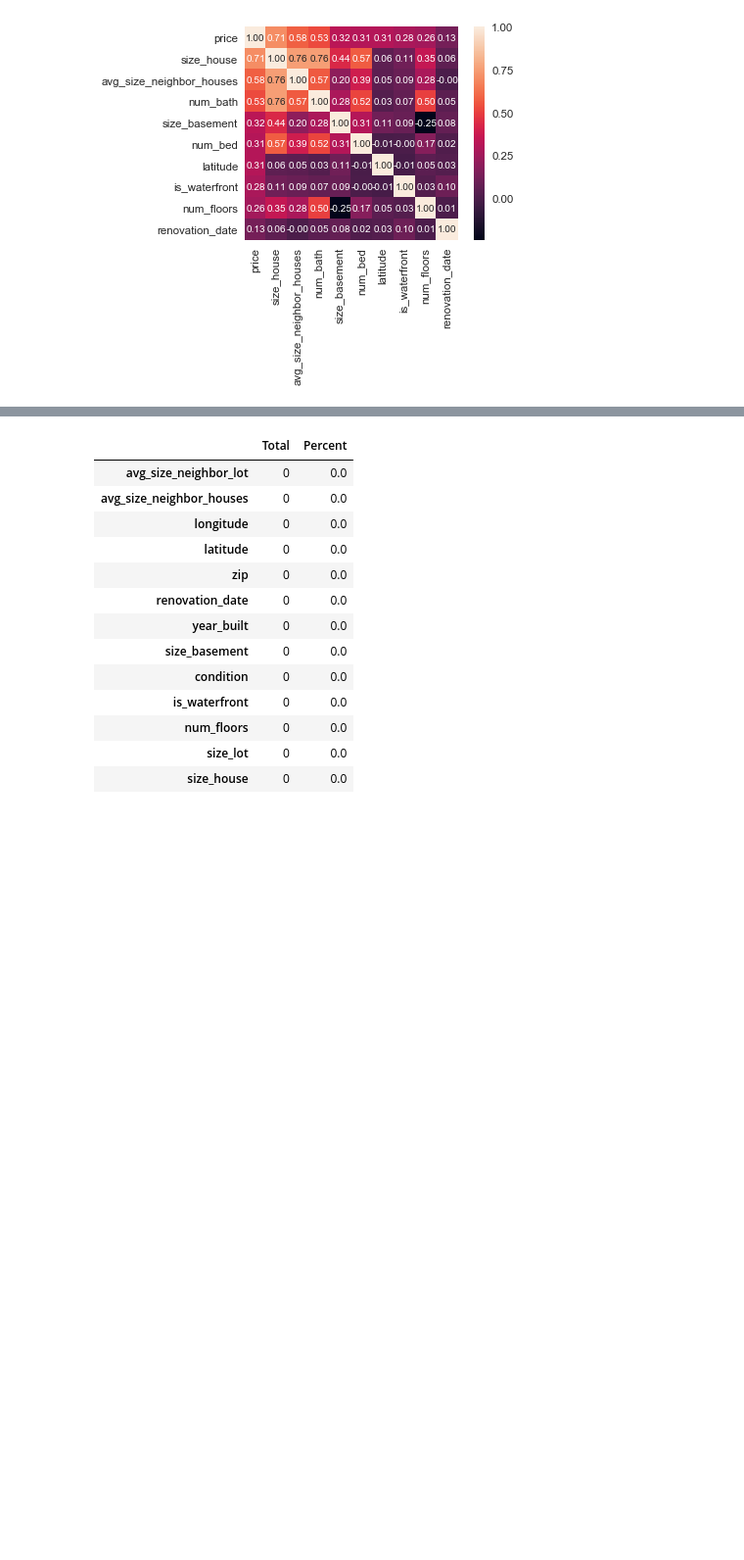
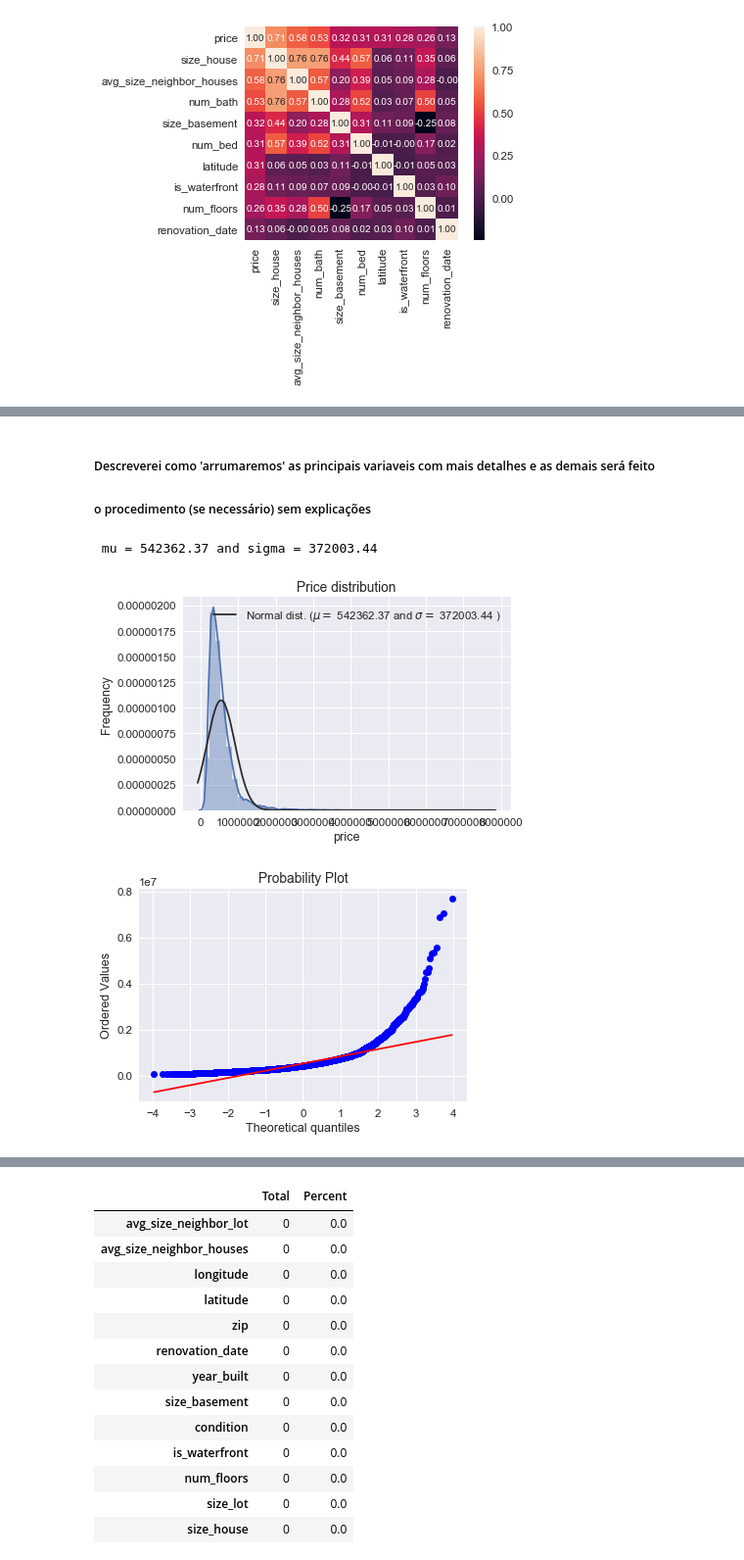
Before and after one commit to sn3fru/pricing-predict, a Jupyter notebook: notebook.ipynb, the cells around one changed output, grey strips where cells are left out. Shown at 98% size. Cells and saved outputs as stored; diff of their text form; code cells hidden in the pictures; blank space fills up the shorter version.

Commit message:
Add explanation of Importance of well-behaved distributions

```diff
--- a/notebook.ipynb
+++ b/notebook.ipynb
@@ -38,0 +52,22 @@ hm = sns.heatmap(cm, cbar=True, annot=True, square=True, fmt='.2f', annot_kws={'
+# %% [markdown]
+##### Descreverei como 'arrumaremos' as principais variaveis com mais detalhes e as demais será feito
+##### o procedimento (se necessário) sem explicações
+# %%
+from scipy import stats
+sns.distplot(df['price'] , fit=stats.norm);
+
+# Get the fitted parameters used by the function
+(mu, sigma) = stats.norm.fit(df['price'])
+print( '\n mu = {:.2f} and sigma = {:.2f}\n'.format(mu, sigma))
+plt.legend(['Normal dist. ($\mu=$ {:.2f} and $\sigma=$ {:.2f} )'.format(mu, sigma)],
+            loc='best')
+plt.ylabel('Frequency')
+plt.title('Price distribution')
+
+fig = plt.figure()
+res = stats.probplot(df['price'], plot=plt)
+plt.show()
+# %% [output]
+ mu = 542362.37 and sigma = 372003.44
+[figure, added]
+[figure, added]
```
Also changed, not shown: parts of 10 cells of this notebook.
